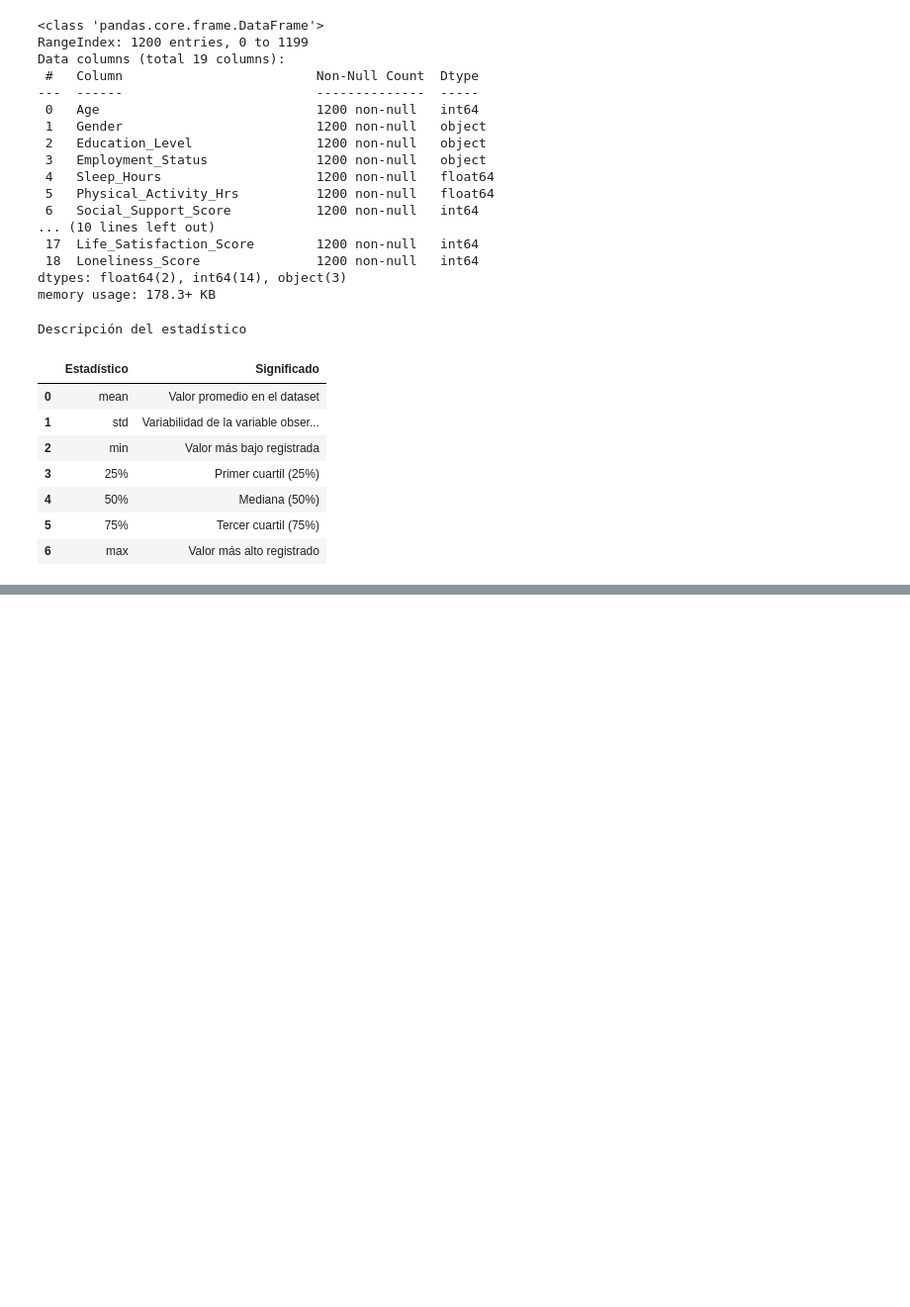
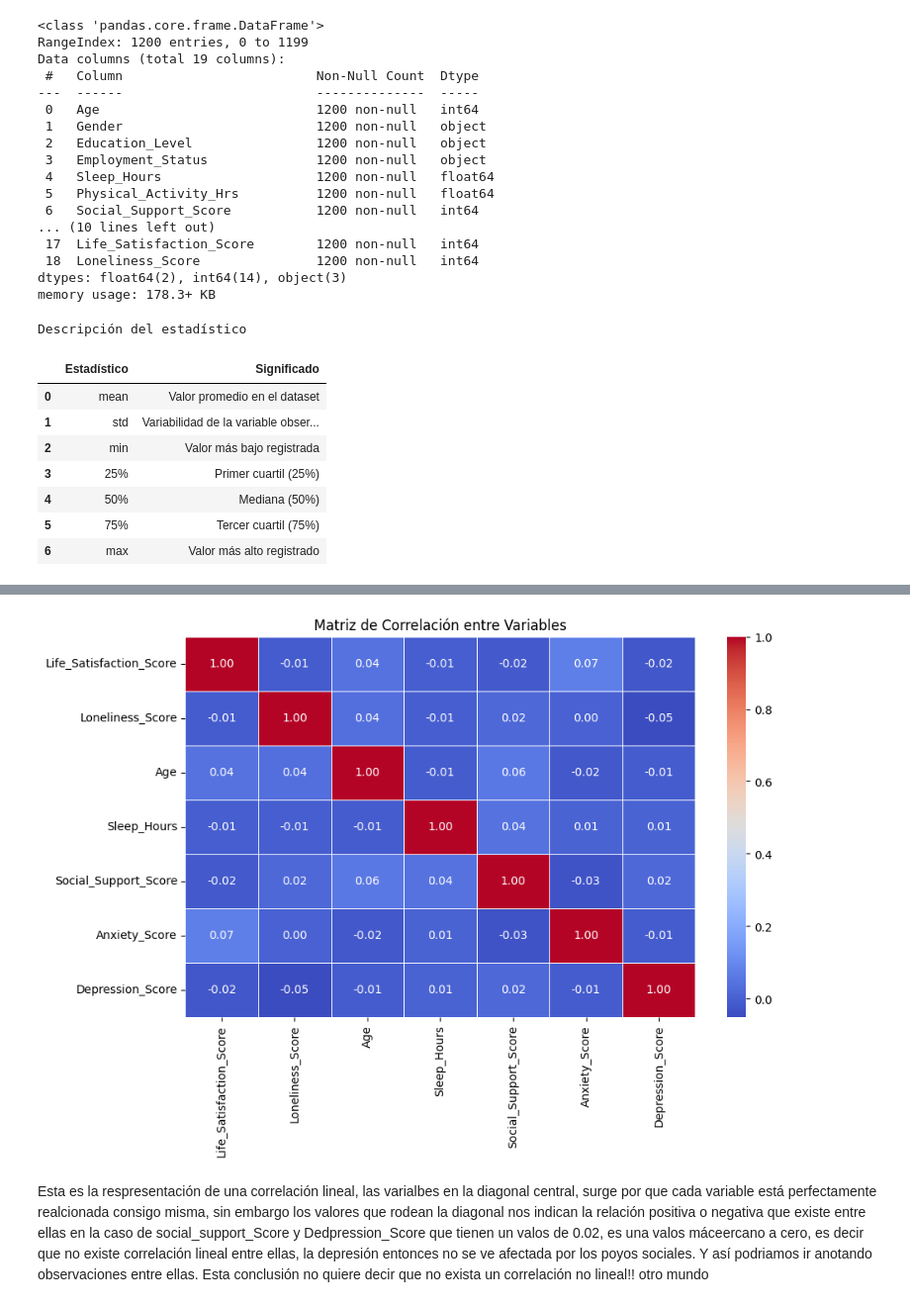
Before and after one commit to utm-ic/pr1-2-data-manipulation-Geography-OS, a Jupyter notebook: reporte_mentalhealt.ipynb, the cells around one changed output, grey strips where cells are left out. Shown at 99% size. Drawn from its saved outputs; the diff is of its cells as text; code cells hidden in the pictures; blank space fills up the shorter version.

```diff
--- a/reporte_mentalhealt.ipynb
+++ b/reporte_mentalhealt.ipynb
@@ -391,0 +546,22 @@ summary_stats
+# %%
+'''Para desentrañar el caso graficaré las variables que considero tienen relación fuerte'''
+
+# Seleccionar las variables numéricas
+variables = [
+    'Life_Satisfaction_Score', 'Loneliness_Score', 'Age', 'Sleep_Hours',
+    'Social_Support_Score', 'Anxiety_Score', 'Depression_Score'
+]
+
+# Calcular la correlación
+corr_matrix = Df_MentalHealt_clean[variables].corr()
+
+# Graficar el heatmap
+plt.figure(figsize=(10, 6))
+sns.heatmap(corr_matrix, annot=True, cmap='coolwarm', fmt=".2f", linewidths=0.5)
+plt.title("Matriz de Correlación entre Variables")
+plt.show()
+# %% [output]
+[figure, added]
+# %% [markdown]
+Esta es la respresentación de una correlación lineal, las varialbes en la diagonal central, surge por que cada variable está perfectamente realcionada consigo misma, sin embargo los valores que rodean la diagonal nos indican la relación positiva o negativa que existe entre ellas en la caso de social_support_Score y Dedpression_Score que tienen un valos de 0.02, es una valos máceercano a cero, es decir que no existe correlación lineal entre ellas, la depresión entonces no se ve afectada por los poyos sociales.
+Y así podriamos ir anotando observaciones entre ellas. Esta conclusión no quiere decir que no exista un correlación no lineal!! otro mundo
```
Also changed, not shown: parts of 21 cells of this notebook, 1 other file.
